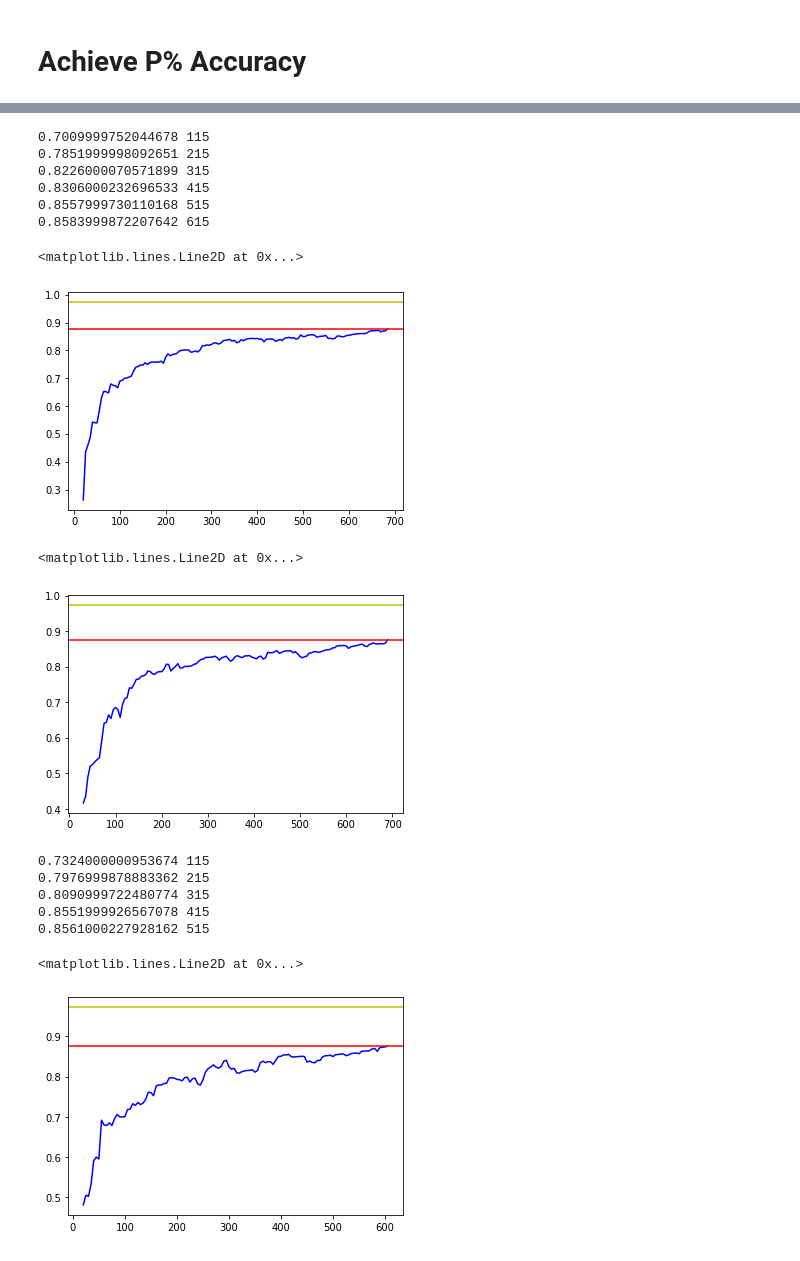
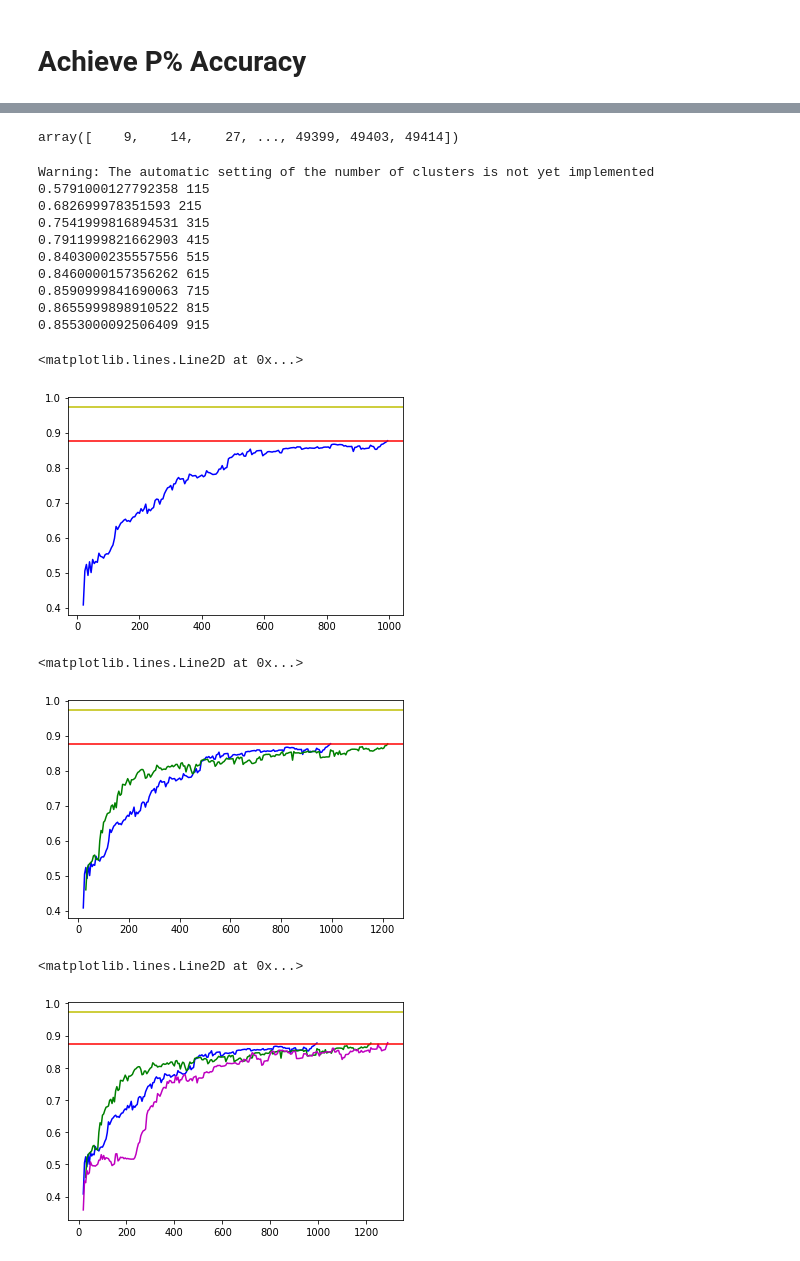
Before and after one commit to smohsinali/active-sampling, a Jupyter notebook: mnist_poc.ipynb, the cells around one changed output, grey strips where cells are left out. Drawn from its saved outputs; the diff is of its cells as text; code cells hidden in the pictures.

Commit message:
Early version active

```diff
--- a/mnist_poc.ipynb
+++ b/mnist_poc.ipynb
@@ -331,12 +338,19 @@ while active_spent < BUDGET:
     # print("Misclasification by class adjusted to sum up to a batch", counts_active)
 
     # select new images to annotate with the given ratios
-    ix_pool = np.delete(kmeans.labels_, annotated_ix)
+    ix_pool = np.delete(range(len(x_train)), annotated_ix)
+    weak_labels_ix_pool = np.delete(kmeans.labels_, annotated_ix)
 
     set_ix = list()
     for i in range(len(counts_active)):
-        pos = np.where(ix_pool == i)[0]
-        set_ix = set_ix + np.random.choice(pos, size=counts_active[i], replace=False).tolist()
+        pos = np.where(weak_labels_ix_pool == i)[0]
+        if len(pos) >= counts_active[i]:
+            set_ix = set_ix + np.random.choice(
+                ix_pool[pos],
+                size=counts_active[i],
+                replace=False).tolist()
+        elif len(pos) > 0:
+            set_ix = set_ix + ix_pool[pos]
 
     # print("Adding", len(set_ix), "annotated images")
 
@@ -454,0 +476,8 @@ Target accuracy 0.8755200147628784 ( 0.9 %)
+# %%
+def auto_cluster_size(
+    x_train_flat,
+    max_n_clusters):
+    """ Set automatically the optimal number of clusters
+    """
+    print("Warning: The automatic setting of the number of clusters is not yet implemented")
+    return 10
@@ -455,3 +510,7 @@ Target accuracy 0.8755200147628784 ( 0.9 %)
+# %%
+pos
+# %% [output]
+array([    9,    14,    27, ..., 49399, 49403, 49414])
 # %%
 def active_cluster(
     x_train,
@@ -578,55 +659,57 @@ r0 = active_cluster(
     p_batch_size=5,
     p_epochs=6,
     p_init=20,
-    n_clusters=10,
-    target_accuracy=target_accuracy)
+    max_n_clusters=10,
+    target_accuracy=target_accuracy,)
 
-plt.plot(r1[2], r[0], color='b')
+plt.plot(r0[2], r0[0], color='b')
 plt.axhline(target_accuracy, color='r')
 plt.axhline(baseline_metrics, color='y')
 # %% [output]
-0.7009999752044678 115
-0.7851999998092651 215
-0.8226000070571899 315
-0.8306000232696533 415
-0.8557999730110168 515
-0.8583999872207642 615
+Warning: The automatic setting of the number of clusters is not yet implemented
+0.5791000127792358 115
+0.682699978351593 215
+0.7541999816894531 315
+0.7911999821662903 415
+0.8403000235557556 515
+0.8460000157356262 615
+0.8590999841690063 715
+0.8655999898910522 815
+0.8553000092506409 915
 <matplotlib.lines.Line2D at 0x...>
-[figure, old version]
+[figure, new version]
 # %%
 r1 = active_cluster(
     x_train,
     y_train,
     p_batch_size=5,
     p_epochs=10,
-    p_init=30,
-    n_clusters=10,
+    p_init=20,
+    max_n_clusters=10,
     target_accuracy=target_accuracy)
 
-plt.plot(r1[2], r1[0], color='b')
+plt.plot(r0[2], r0[0], color='b')
+plt.plot(r1[2], r1[0], color='g')
 plt.axhline(target_accuracy, color='r')
 plt.axhline(baseline_metrics, color='y')
 # %% [output]
 <matplotlib.lines.Line2D at 0x...>
-[figure, old version]
+[figure, new version]
 # %%
 r2 = active_cluster(
     x_train,
     y_train,
     p_batch_size=5,
     p_epochs=20,
     p_init=20,
-    n_clusters=10,
+    max_n_clusters=10,
     target_accuracy=target_accuracy)
 
-plt.plot(r2[2], r2[0], color='b')
+plt.plot(r0[2], r0[0], color='b')
+plt.plot(r1[2], r1[0], color='g')
+plt.plot(r2[2], r2[0], color='m')
 plt.axhline(target_accuracy, color='r')
 plt.axhline(baseline_metrics, color='y')
 # %% [output]
-0.7324000000953674 115
-0.7976999878883362 215
-0.8090999722480774 315
-0.8551999926567078 415
-0.8561000227928162 515
+<matplotlib.lines.Line2D at 0x...>
-<matplotlib.lines.Line2D at 0x...>
-[figure, old version]
+[figure, new version]
```
Also changed, not shown: parts of 21 cells of this notebook.
